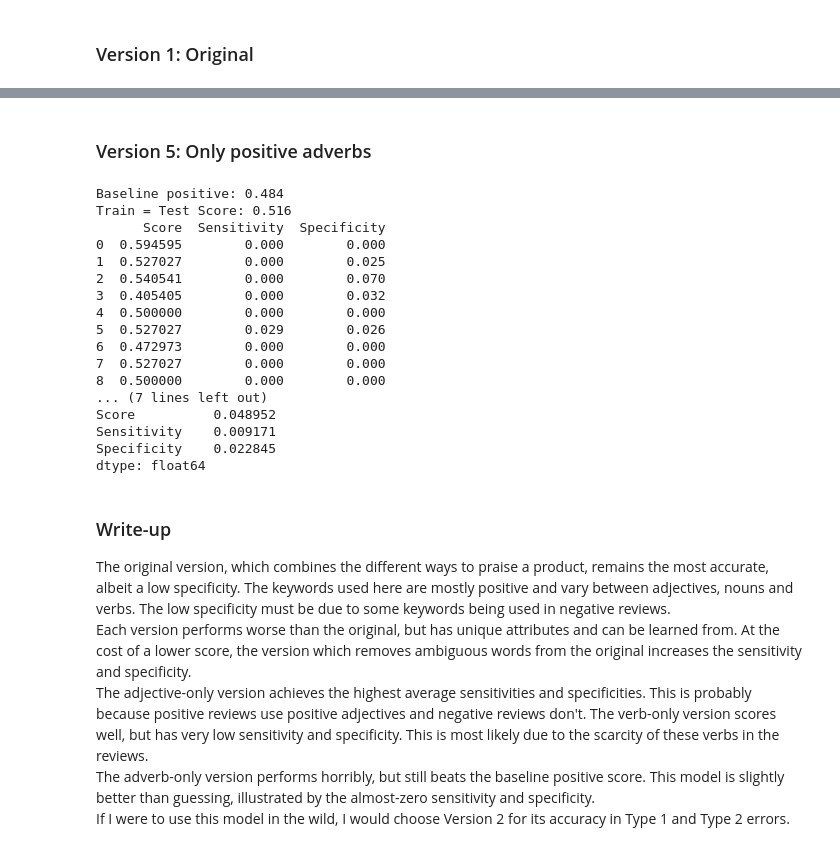
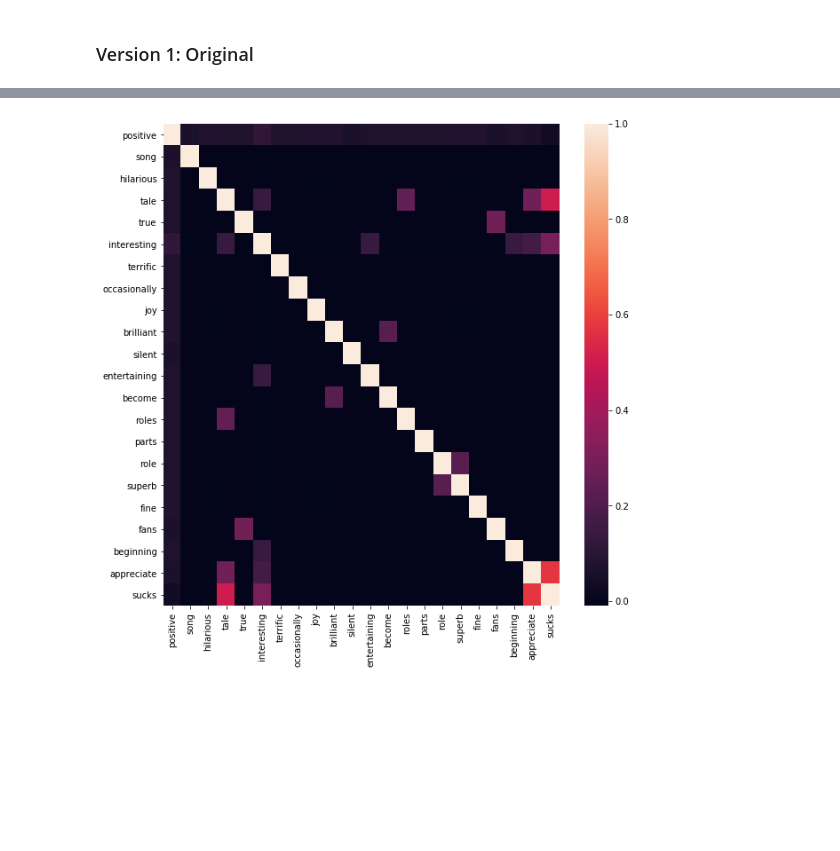
Before and after one commit to cobrobrown/thinkful_course, a Jupyter notebook: unit_2_supervised_learning/2.3.4_challenge_iterate_and_evaluate_your_classifier/2.3.4_challenge_iterate_and_evaluate_your_classifier.ipynb, the cells around one changed output, grey strips where cells are left out. Saved outputs shown, nothing was run; the diff lists cells and outputs as text; code cells hidden in the pictures; blank space fills up the shorter version.

Commit message:
changed feature versions to positive/negative value counts and correlated features

```diff
--- a/unit_2_supervised_learning/2.3.4_challenge_iterate_and_evaluate_your_classifier/2.3.4_challenge_iterate_and_evaluate_your_classifier.ipynb
+++ b/unit_2_supervised_learning/2.3.4_challenge_iterate_and_evaluate_your_classifier/2.3.4_challenge_iterate_and_evaluate_your_classifier.ipynb
@@ -155,0 +122,22 @@ dtype: float64
+# %%
+# value counts of negative sentiment reviews
+pos_reviews = reviews_raw[reviews_raw['positive'] == 1]
+pos_string = ' '.join(pos_reviews['review'])
+pos_words_count = dict(Counter(pos_string.split(" ")))
+pos_words = list(pos_words_count.keys())
+
+neg_reviews = reviews_raw[reviews_raw['positive'] == 0]
+neg_string = ' '.join(neg_reviews['review'])
+neg_words_count = dict(Counter(neg_string.split(" ")))
+neg_words = list(neg_words_count.keys())
+
+# only positive words
+only_pos_words = [x for x in pos_words if x not in neg_words]
+only_pos_words_dict = { key: pos_words_count[key] for key in only_pos_words }
+top_pos_words = [x for x in only_pos_words_dict if only_pos_words_dict[x] > 3]
+print (top_pos_words)
+# only negative words
+only_neg_words = [x for x in neg_words if x not in pos_words]
+only_neg_words_dict = { key: neg_words_count[key] for key in only_neg_words }
+top_neg_words = [x for x in only_neg_words_dict if only_neg_words_dict[x] > 3]
+print (top_neg_words)
@@ -155,0 +149,8 @@ dtype: float64
+# %%
+keywords_v2 = top_pos_words
+
+target_v2 = reviews_raw['positive'].astype(bool) # evaluate positive keywords on positive sentiments
+
+reviews_v2 = keyword_features(reviews_raw, keywords_v2)
+
+evaluate_version(reviews_v2, keywords_v2, target_v2)
@@ -182,33 +205,8 @@ dtype: float64
-# %% [markdown]
-### Version 5: Only positive adverbs
-# %%
-keywords_v5 = ['superbly', 'amazingly', 'greatly', 'perfectly', 'beautifully', 'excellently', 'wonderfully', 'outstandingly', 'exceptionally', 'marvelously', 'magnificently', 'preeminently', 'terrifically', 'tremendously', 'fantastically', 'fabulously']
-
-reviews_v5 = keyword_features(reviews_raw, keywords_v5)
-
-evaluate_version(reviews_v5, keywords_v5)
-# %% [output]
-Baseline positive: 0.484
-Train = Test Score: 0.516
-      Score  Sensitivity  Specificity
-0  0.594595        0.000        0.000
-1  0.527027        0.000        0.025
-2  0.540541        0.000        0.070
-3  0.405405        0.000        0.032
-4  0.500000        0.000        0.000
-5  0.527027        0.029        0.026
-6  0.472973        0.000        0.000
-7  0.527027        0.000        0.000
-8  0.500000        0.000        0.000
-... (7 lines left out)
-Score          0.048952
-Sensitivity    0.009171
-Specificity    0.022845
-dtype: float64
-# %% [markdown]
-### Write-up
-The original version, which combines the different ways to praise a product, remains the most accurate, albeit a low specificity. The keywords used here are mostly positive and vary between adjectives, nouns and verbs. The low specificity must be due to some keywords being used in negative reviews.
-<br>Each version performs worse than the original, but has unique attributes and can be learned from. At the cost of a lower score, the version which removes ambiguous words from the original increases the sensitivity and specificity.
-<br>The adjective-only version achieves the highest average sensitivities and specificities. This is probably because positive reviews use positive adjectives and negative reviews don't. The verb-only version scores well, but has very low sensitivity and specificity. This is most likely due to the scarcity of these verbs in the reviews.
-<br>The adverb-only version performs horribly, but still beats the baseline positive score. This model is slightly better than guessing, illustrated by the almost-zero sensitivity and specificity.
-<br>If I were to use this model in the wild, I would choose Version 2 for its accuracy in Type 1 and Type 2 errors.
+# %%
+# get autocorrelation of positive sentiment words from v3
+v2_corr = reviews_v2.corr()
+plt.figure(figsize = (10,10))
+sns.heatmap(v2_corr)
+plt.show()
+# %% [output]
+[figure, added]
```
Also changed, not shown: parts of 20 cells of this notebook.
